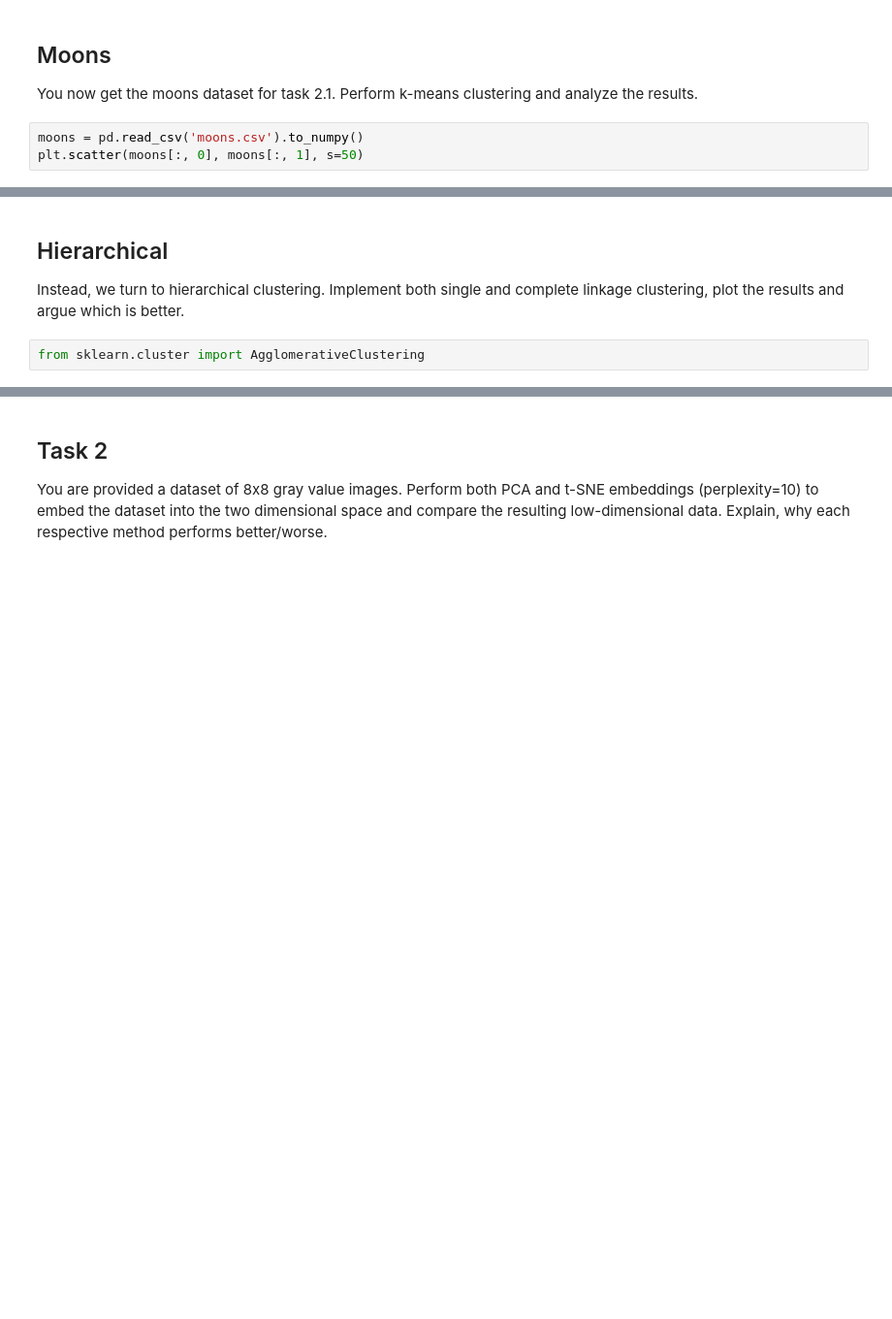
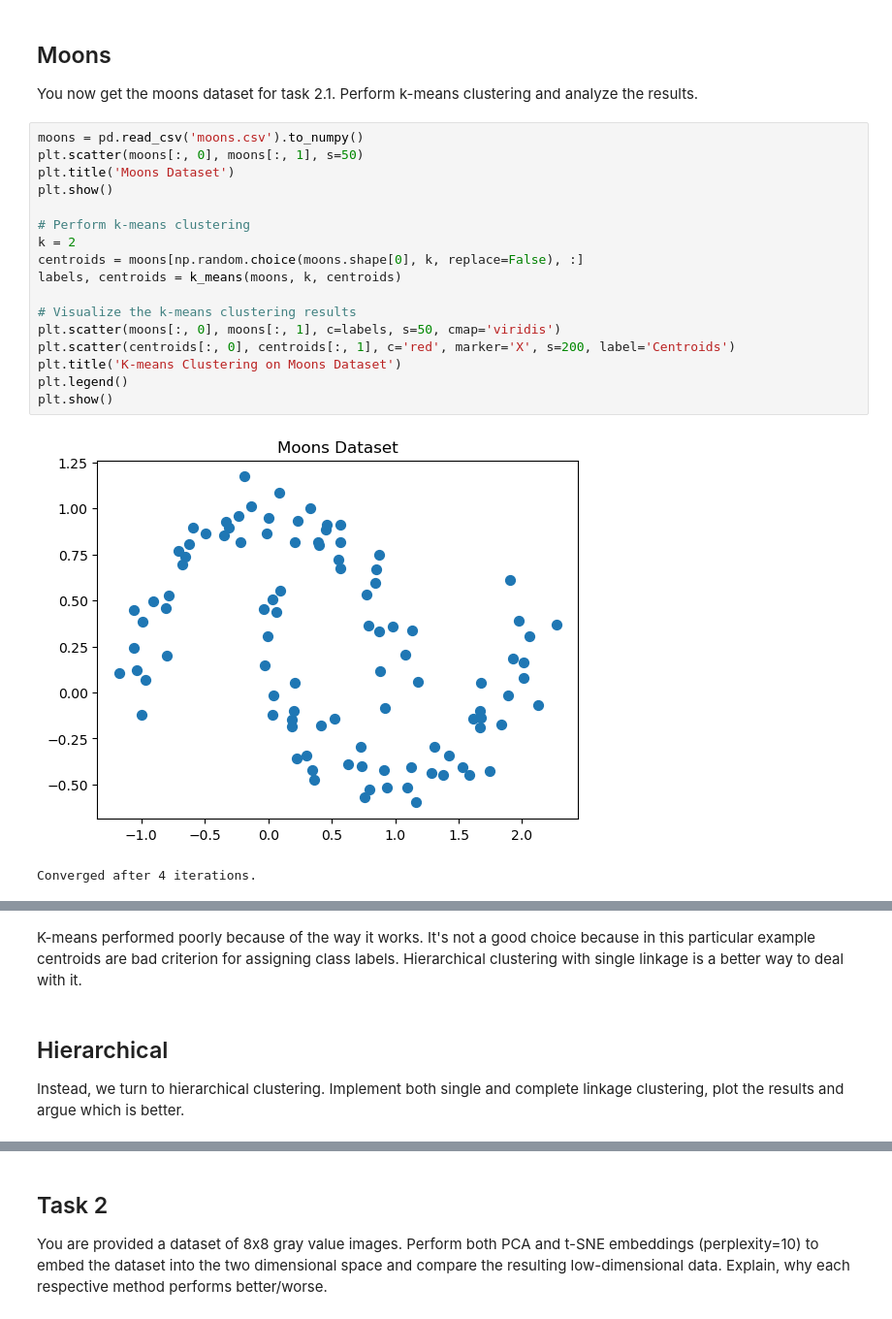
Before and after one commit to enorenio/hws_ws23, a Jupyter notebook: eml_hw_5/practical_assignment.ipynb, the cells around one changed output, grey strips where cells are left out. Shown at 97% size. Drawn from its saved outputs; the diff is of its cells as text; blank space fills up the shorter version.

```diff
--- a/eml_hw_5/practical_assignment.ipynb
+++ b/eml_hw_5/practical_assignment.ipynb
@@ -91,6 +132,23 @@ in_cluster_variation = 0
 # %% [markdown]
 ## Moons
 You now get the moons dataset for task 2.1. Perform k-means clustering and analyze the results.
-# %%
-moons = pd.read_csv('moons.csv').to_numpy()
-plt.scatter(moons[:, 0], moons[:, 1], s=50)
+# %%
+moons = pd.read_csv('moons.csv').to_numpy()
+plt.scatter(moons[:, 0], moons[:, 1], s=50)
+plt.title('Moons Dataset')
+plt.show()
+
+# Perform k-means clustering
+k = 2
+centroids = moons[np.random.choice(moons.shape[0], k, replace=False), :]
+labels, centroids = k_means(moons, k, centroids)
+
+# Visualize the k-means clustering results
+plt.scatter(moons[:, 0], moons[:, 1], c=labels, s=50, cmap='viridis')
+plt.scatter(centroids[:, 0], centroids[:, 1], c='red', marker='X', s=200, label='Centroids')
+plt.title('K-means Clustering on Moons Dataset')
+plt.legend()
+plt.show()
+# %% [output]
+[figure, added]
+Converged after 4 iterations.
@@ -97,6 +156,6 @@ plt.scatter(moons[:, 0], moons[:, 1], s=50)
+# %% [markdown]
+K-means performed poorly because of the way it works. It's not a good choice because in this particular example centroids are bad criterion for assigning class labels. Hierarchical clustering with single linkage is a better way to deal with it.
 # %% [markdown]
 ## Hierarchical
 Instead, we turn to hierarchical clustering.
 Implement both single and complete linkage clustering, plot the results and argue which is better.
-# %%
-from sklearn.cluster import AgglomerativeClustering
```
Also changed, not shown: parts of 12 cells of this notebook.
